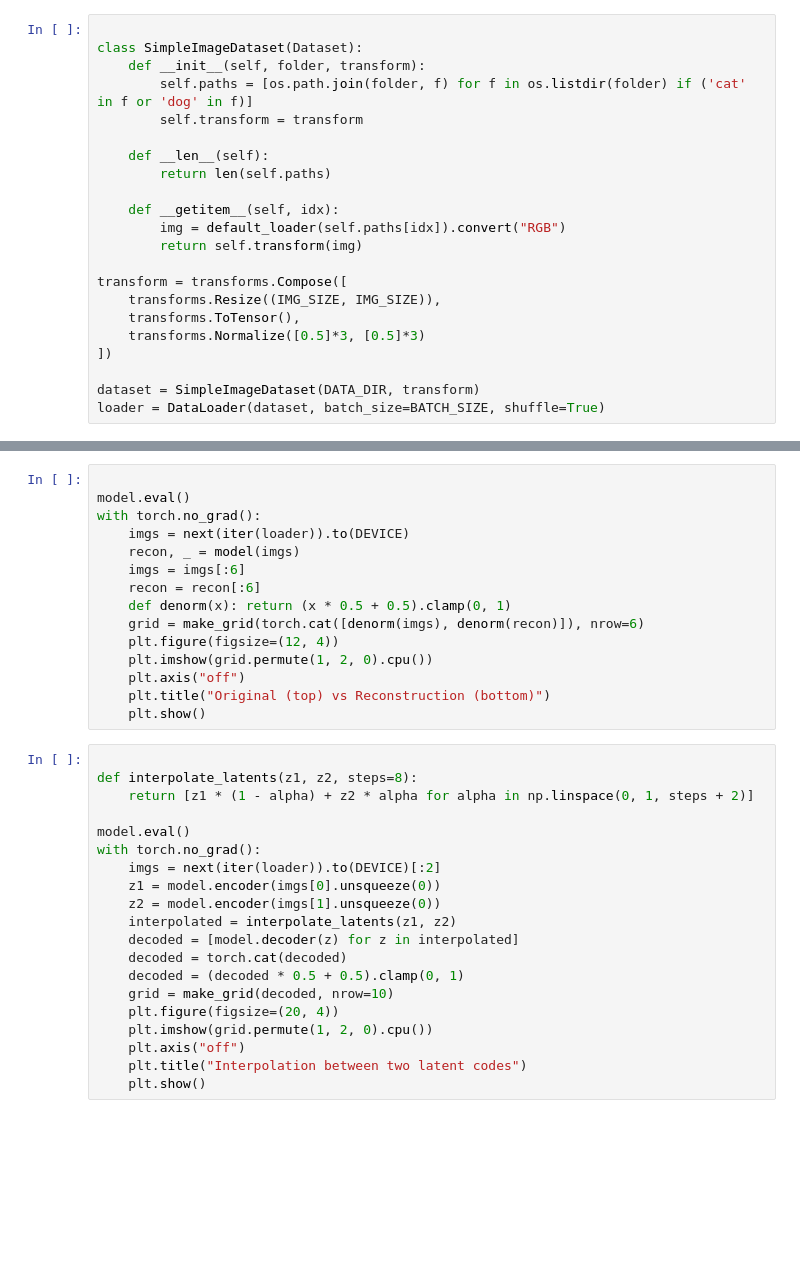
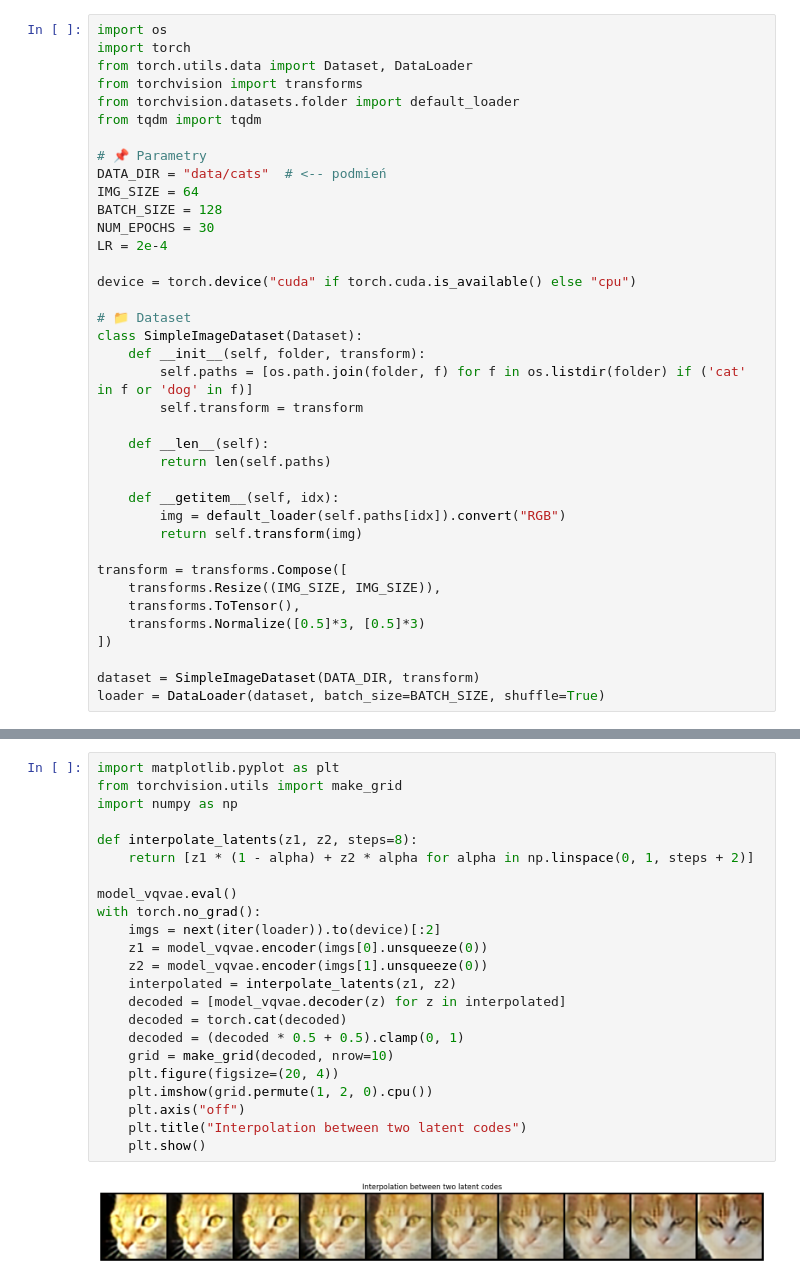
Before and after one commit to Michal-Iwicki/Deep_learning_projects, a Jupyter notebook: project_3/VQVAE_project_notebook.ipynb, the cells around one changed output, grey strips where cells are left out. Cells and saved outputs as stored; diff of their text form; blank space fills up the shorter version.

Commit message:
still issues with vqvae, first model runned and generated

```diff
--- a/project_3/VQVAE_project_notebook.ipynb
+++ b/project_3/VQVAE_project_notebook.ipynb
@@ -27,5 +1,21 @@ DEVICE = "cuda" if torch.cuda.is_available() else "cpu"
 # %%
+import os
+import torch
+from torch.utils.data import Dataset, DataLoader
+from torchvision import transforms
+from torchvision.datasets.folder import default_loader
+from tqdm import tqdm
 
+# 📌 Parametry
+DATA_DIR = "data/cats"  # <-- podmień
+IMG_SIZE = 64
+BATCH_SIZE = 128
+NUM_EPOCHS = 30
+LR = 2e-4
+
+device = torch.device("cuda" if torch.cuda.is_available() else "cpu")
+
+# 📁 Dataset
 class SimpleImageDataset(Dataset):
     def __init__(self, folder, transform):
         self.paths = [os.path.join(folder, f) for f in os.listdir(folder) if ('cat' in f or 'dog' in f)]
@@ -131,35 +195,25 @@ for epoch in range(EPOCHS):
-# %%
-
-model.eval()
-with torch.no_grad():
-    imgs = next(iter(loader)).to(DEVICE)
-    recon, _ = model(imgs)
-    imgs = imgs[:6]
-    recon = recon[:6]
-    def denorm(x): return (x * 0.5 + 0.5).clamp(0, 1)
-    grid = make_grid(torch.cat([denorm(imgs), denorm(recon)]), nrow=6)
-    plt.figure(figsize=(12, 4))
-    plt.imshow(grid.permute(1, 2, 0).cpu())
-    plt.axis("off")
-    plt.title("Original (top) vs Reconstruction (bottom)")
-    plt.show()
 # %%
+import matplotlib.pyplot as plt
+from torchvision.utils import make_grid
+import numpy as np
 
 def interpolate_latents(z1, z2, steps=8):
     return [z1 * (1 - alpha) + z2 * alpha for alpha in np.linspace(0, 1, steps + 2)]
 
-model.eval()
+model_vqvae.eval()
 with torch.no_grad():
-    imgs = next(iter(loader)).to(DEVICE)[:2]
-    z1 = model.encoder(imgs[0].unsqueeze(0))
-    z2 = model.encoder(imgs[1].unsqueeze(0))
+    imgs = next(iter(loader)).to(device)[:2]
+    z1 = model_vqvae.encoder(imgs[0].unsqueeze(0))
+    z2 = model_vqvae.encoder(imgs[1].unsqueeze(0))
     interpolated = interpolate_latents(z1, z2)
-    decoded = [model.decoder(z) for z in interpolated]
+    decoded = [model_vqvae.decoder(z) for z in interpolated]
     decoded = torch.cat(decoded)
     decoded = (decoded * 0.5 + 0.5).clamp(0, 1)
     grid = make_grid(decoded, nrow=10)
     plt.figure(figsize=(20, 4))
     plt.imshow(grid.permute(1, 2, 0).cpu())
     plt.axis("off")
     plt.title("Interpolation between two latent codes")
     plt.show()
+# %% [output]
+[figure, added]
```
Also changed, not shown: parts of 11 cells of this notebook.
